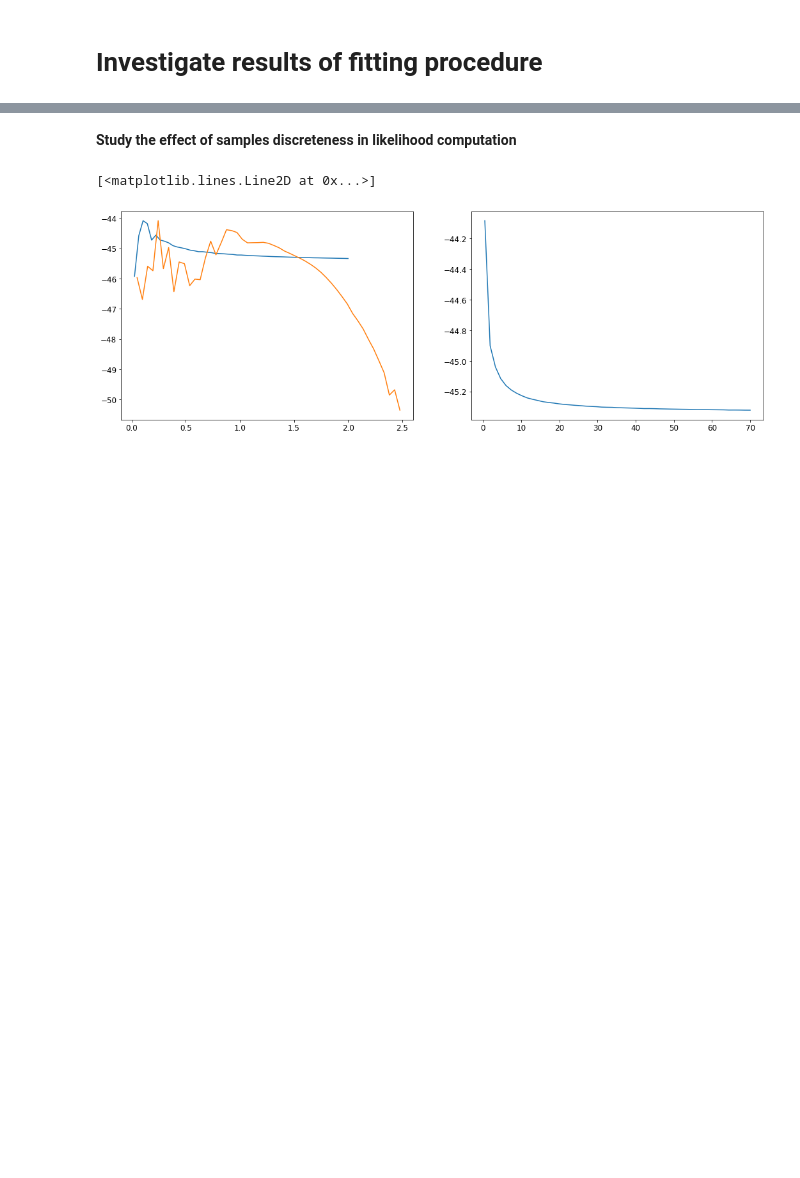
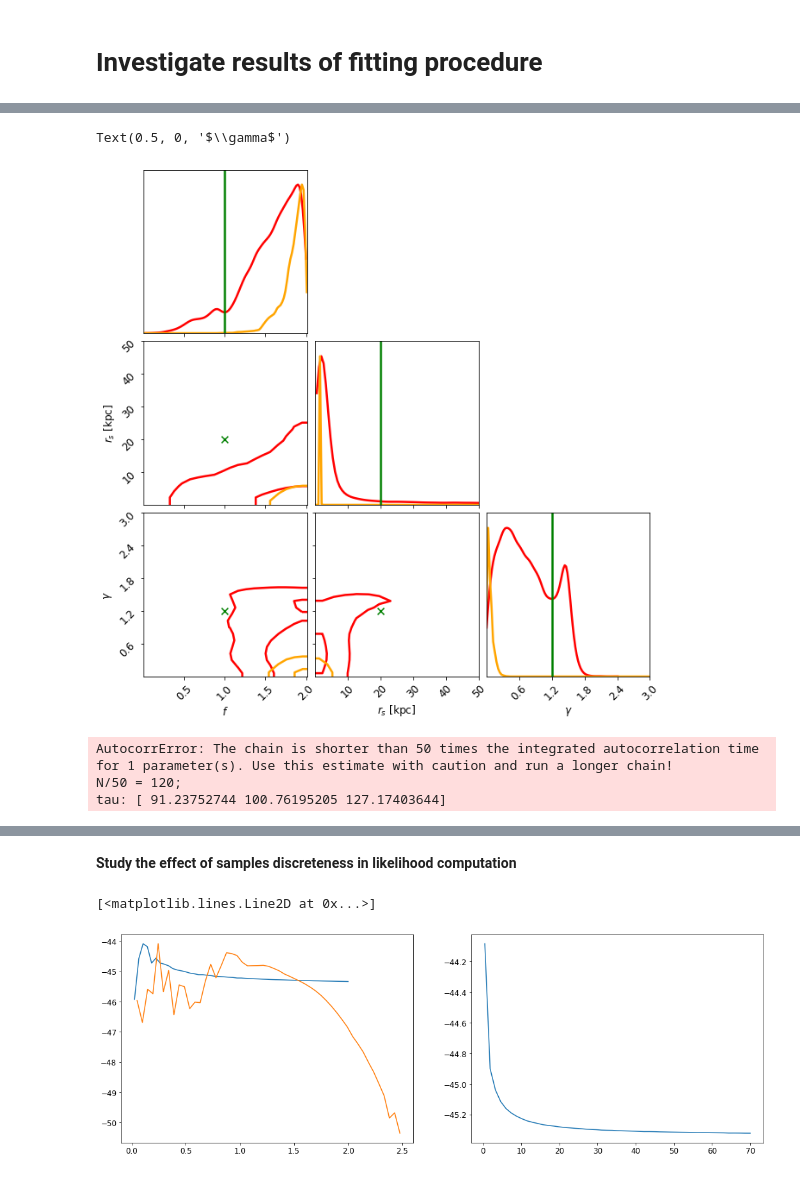
Before and after one commit to mariabenitocst/exoplanets, a Jupyter notebook: jupyter-notebook/reconstructed_DM.ipynb, the cells around one changed output, grey strips where cells are left out. Saved outputs shown, nothing was run; the diff lists cells and outputs as text; code cells hidden in the pictures; blank space fills up the shorter version.

```diff
--- a/jupyter-notebook/reconstructed_DM.ipynb
+++ b/jupyter-notebook/reconstructed_DM.ipynb
@@ -109,0 +188,76 @@ fig.subplots_adjust(hspace=0.05)
+# %%
+nBDs = 100 ; sigma= 0.2
+f    = 1.; gamma = 1.2; rs = 20.
+
+rank=9;
+
+path = "/home/mariacst/exoplanets_multinest/"
+_file    = open(path + "samplesMnest_T650_multinest_nlive_N100_gamma1.2_rs20.0_v{}".format(rank), "rb")
+samples  = pickle.load(_file)
+smooth=1.
+
+fig, axes = corner(np.array([samples[:, 0], samples[:, 2], samples[:, 1]]).T,
+                   levels=(1-np.exp(-0.5),1-np.exp(-2)), plot_datapoints=False,
+                   plot_density=False, fill_contours=False, smooth=smooth, color="r")
+                   #range=[(0.001, 2.01), (0., 50.), (0.4, 3.)])
+# plot KDE smoothed version of distributions
+for axidx, samps in zip([0, 4, 8], np.array([samples[:, 0], samples[:, 2], samples[:, 1]])):
+    kde   = gaussian_kde(samps)
+    xvals = fig.axes[axidx].get_xlim()
+    xvals = np.linspace(xvals[0], xvals[1], 100)
+    fig.axes[axidx].plot(xvals, kde(xvals)/np.max(kde(xvals)), color="r", lw=2.5)
+
+
+
+_file    = open(path + "samplesMnest_T650_multinest_nlive_N1000_gamma1.2_rs20.0_v{}".format(rank), "rb")
+samples  = pickle.load(_file)
+smooth=1.
+
+corner(np.array([samples[:, 0], samples[:, 2], samples[:, 1]]).T,
+                   levels=(1-np.exp(-0.5),1-np.exp(-2)), plot_datapoints=False,
+                   plot_density=False, fill_contours=False, smooth=smooth, color="orange", fig=fig,
+                   range=[(0.001, 2.01), (0.01, 50.), (0., 3.)])
+# plot KDE smoothed version of distributions
+for axidx, samps in zip([0, 4, 8], np.array([samples[:, 0], samples[:, 2], samples[:, 1]])):
+    kde   = gaussian_kde(samps)
+    xvals = fig.axes[axidx].get_xlim()
+    xvals = np.linspace(xvals[0], xvals[1], 100)
+    fig.axes[axidx].plot(xvals, kde(xvals)/np.max(kde(xvals)), color="orange", lw=2.5)
+
+
+axes[0, 0].axvline(1., color="g", ls="-", lw=2.5); axes[1, 1].axvline(rs, color="g", ls="-", lw=2.5);
+axes[2, 2].axvline(gamma, color="g", ls="-", lw=2.5); axes[1, 0].scatter(f, rs, marker="x", color="g", s=60);
+axes[2, 0].scatter(f, gamma, marker="x", color="g", s=60); axes[2, 1].scatter(rs, gamma, marker="x", color="g", s=60);
+
+
+axes[1, 0].set_ylabel(r"$r_s$ [kpc]")
+axes[2, 0].set_xlabel(r"$f$")
+axes[2, 0].set_ylabel(r"$\gamma$")
+axes[2, 1].set_xlabel(r"$r_s$ [kpc]")
+axes[2, 2].set_xlabel(r"$\gamma$")
+
+#fig.savefig("corner_Tcut650_realAll_onlyGamma_sigma0.2_gamma1.2_rs20.pdf", bbox_inches="tight")
+# %% [output]
+Text(0.5, 0, '$\\gamma$')
+[figure, added]
+# %%
+import emcee
+ex="Tcut650_realAll"
+path = "/home/mariacst/exoplanets_debug_results/"+ex+"/"
+
+reader = emcee.backends.HDFBackend(path + "walkers_N1000_sigma0.2_f1.0gamma1.2rs20.0v1.h5", read_only=True)
+samples_data = reader.get_chain()
+
+print(reader.u)
+
+fig, ax = plt.subplots(1, 1, figsize=(10, 6))
+ax.plot(samples_data[:, 0, 1], "k", lw=0.5)
+ax.set_xlim(0, 6100)
+ax.set_ylim(0, 2.)
+ax.set_title("move: StretchMove (trace for one of the walkers)", fontsize=14)
+ax.set_xlabel("step number")
+ax.set_ylabel(r"$\gamma$");
+# %% [output]
+AutocorrError: The chain is shorter than 50 times the integrated autocorrelation time for 1 parameter(s). Use this estimate with caution and run a longer chain!
+N/50 = 120;
+tau: [ 91.23752744 100.76195205 127.17403644]
```
Also changed, not shown: parts of 7 cells of this notebook, 1 other file.
